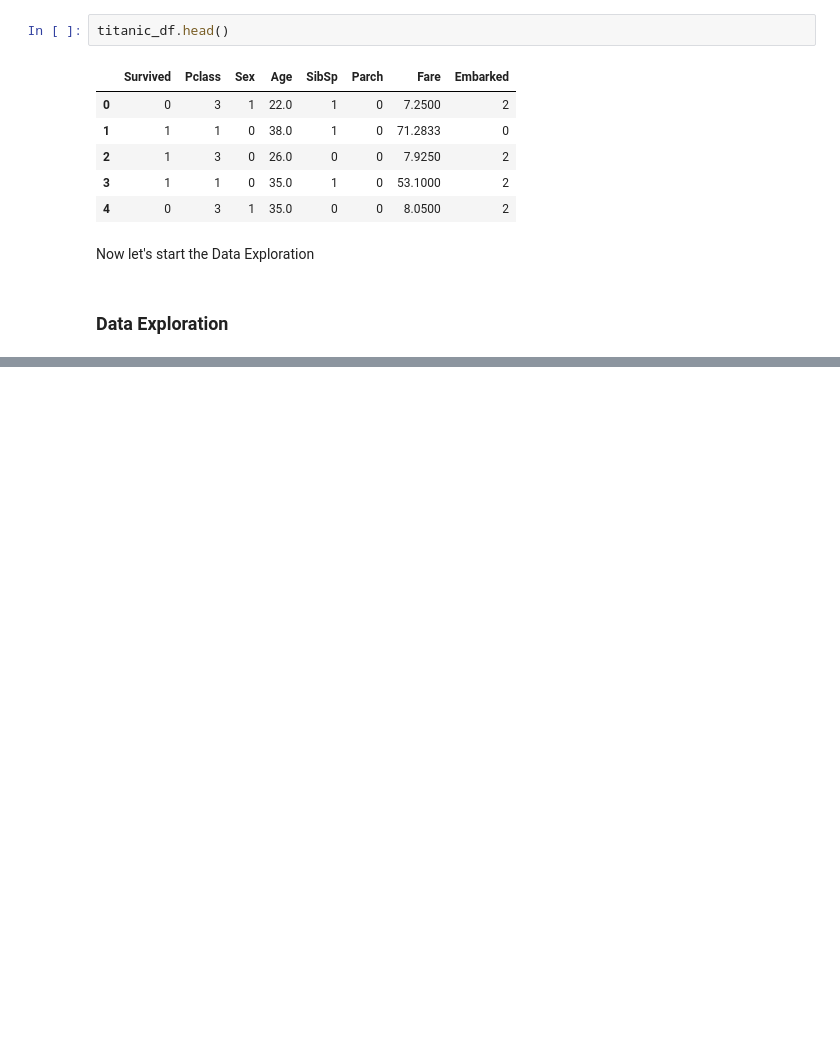
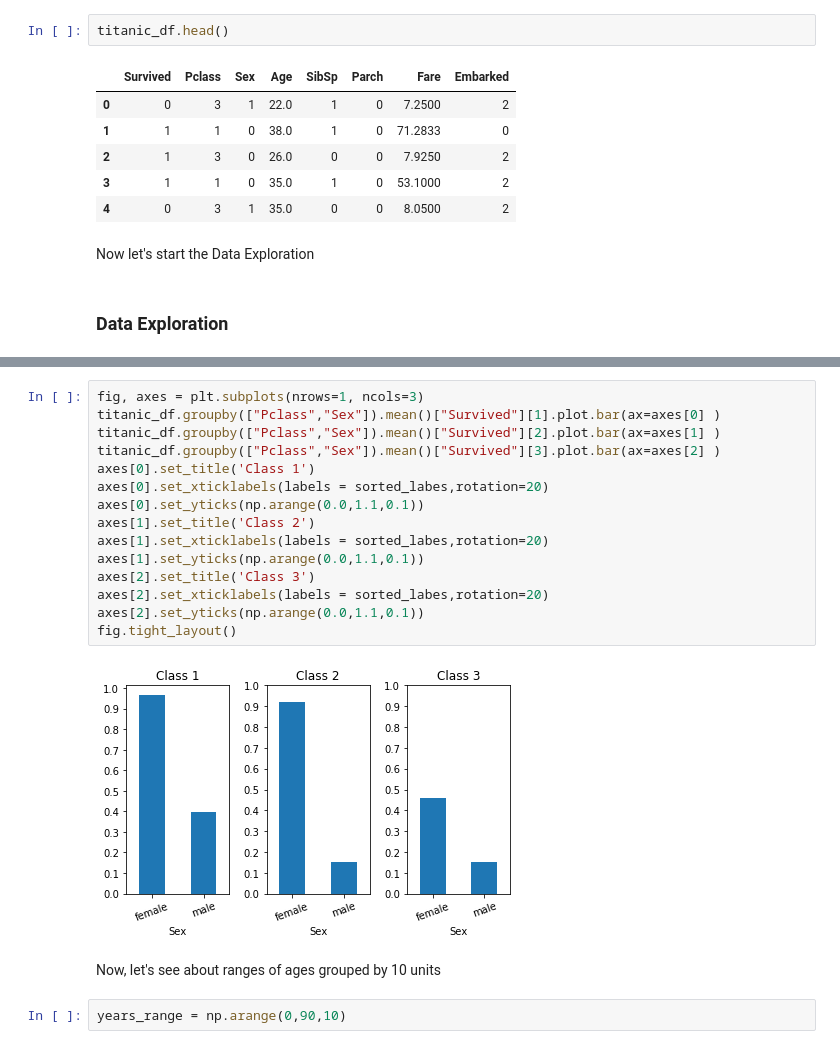
Before and after one commit to Ark93/TitanicDataset, a Jupyter notebook: toKaggle.ipynb, the cells around one changed output, grey strips where cells are left out. Drawn from its saved outputs; the diff is of its cells as text; blank space fills up the shorter version.

```diff
--- a/toKaggle.ipynb
+++ b/toKaggle.ipynb
@@ -167,0 +198,21 @@ ax.set_xticklabels(labels = ax.get_xticklabels(),rotation=0)
+# %%
+fig, axes = plt.subplots(nrows=1, ncols=3)
+titanic_df.groupby(["Pclass","Sex"]).mean()["Survived"][1].plot.bar(ax=axes[0] )
+titanic_df.groupby(["Pclass","Sex"]).mean()["Survived"][2].plot.bar(ax=axes[1] )
+titanic_df.groupby(["Pclass","Sex"]).mean()["Survived"][3].plot.bar(ax=axes[2] )
+axes[0].set_title('Class 1')
+axes[0].set_xticklabels(labels = sorted_labes,rotation=20)
+axes[0].set_yticks(np.arange(0.0,1.1,0.1))
+axes[1].set_title('Class 2')
+axes[1].set_xticklabels(labels = sorted_labes,rotation=20)
+axes[1].set_yticks(np.arange(0.0,1.1,0.1))
+axes[2].set_title('Class 3')
+axes[2].set_xticklabels(labels = sorted_labes,rotation=20)
+axes[2].set_yticks(np.arange(0.0,1.1,0.1))
+fig.tight_layout()
+# %% [output]
+[figure, added]
+# %% [markdown]
+Now, let's see about ranges of ages grouped by 10 units
+# %%
+years_range = np.arange(0,90,10)
```
Also changed, not shown: parts of 56 cells of this notebook.
